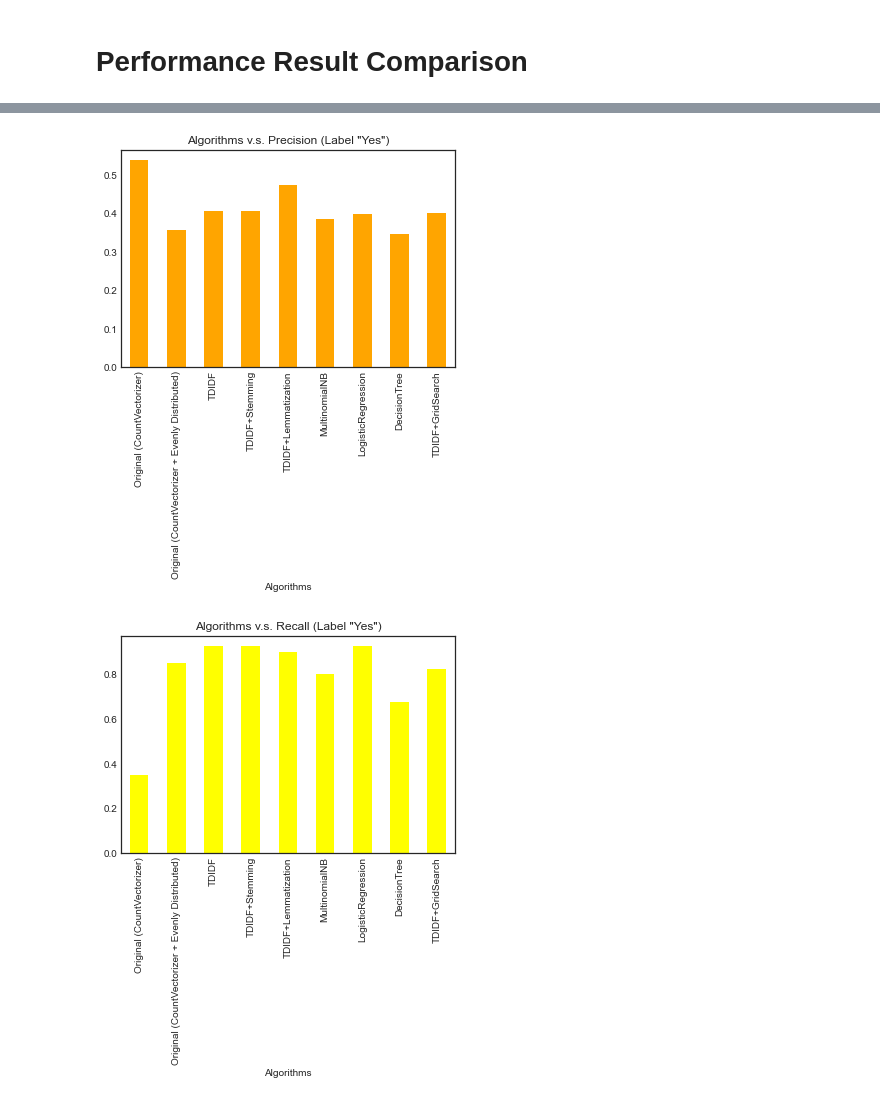
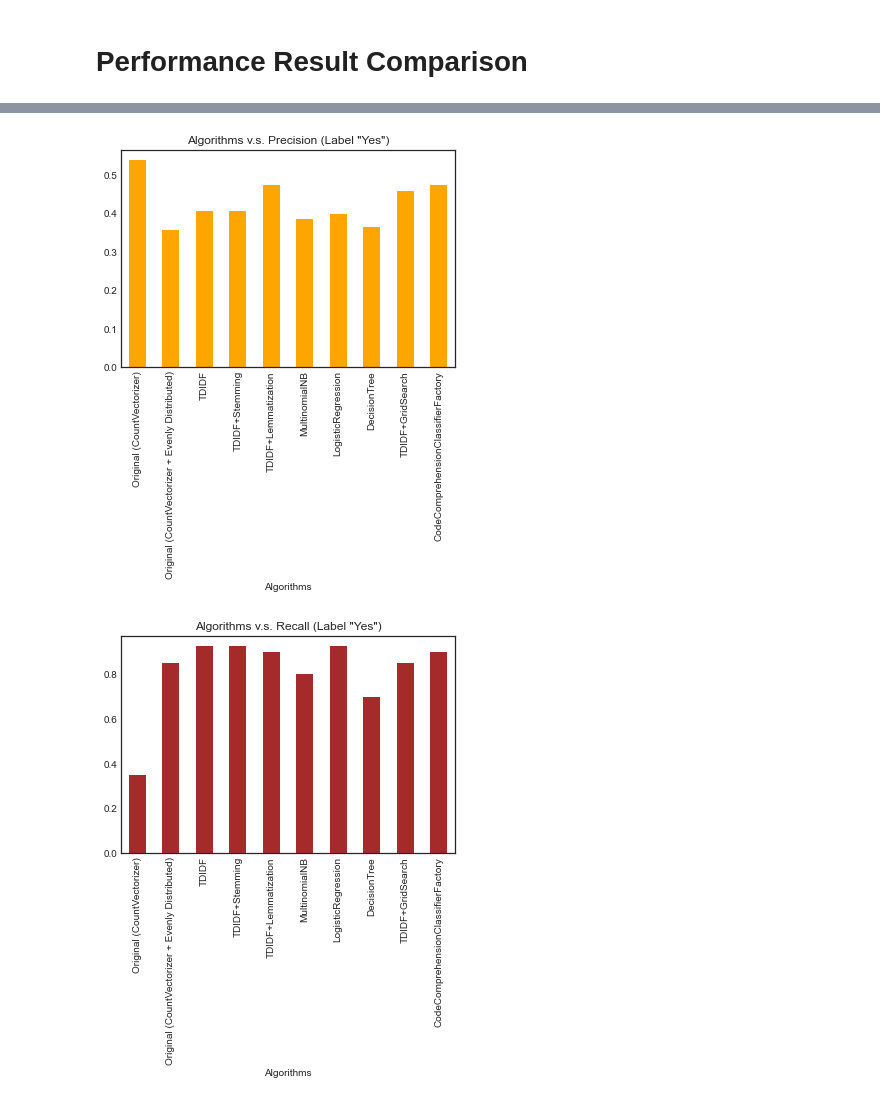
Before and after one commit to eddie-chiang/ccc4prc, a Jupyter notebook: Classifier Model Optimization.ipynb, the cells around one changed output, grey strips where cells are left out. Saved outputs shown, nothing was run; the diff lists cells and outputs as text; code cells hidden in the pictures.

Commit message:
Added validation of the optimal algorithm implemented by CodeComprehensionClassifierFactory.

```diff
--- a/Classifier Model Optimization.ipynb
+++ b/Classifier Model Optimization.ipynb
@@ -175,30 +164,6 @@ from sklearn.pipeline import Pipeline
 from sklearn.preprocessing import OneHotEncoder
 from sklearn.svm import SVC
 
-one_hot_encoder_categories = [
-    [
-        'Accept',
-        'Bye',
-        'Clarify',
-        'Continuer',
-        'Emotion',
-        'Emphasis',
-        'Greet',
-        'Other',
-        'Reject',
-        'Statement',
-        'System',
-        'whQuestion',
-        'yAnswer',
-        'nAnswer',
-        'ynQuestion'
-    ],
-    [
-        False,  # 0 should come before 1 for numerical columns.
-        True
-    ]
-]
-
 X_train = evenly_distrubted_training_dataset[FEATURES]
 X_test = test_dataset[FEATURES]
 y_train = evenly_distrubted_training_dataset[LABEL]
@@ -430,10 +395,10 @@ full_pipeline = Pipeline(
         ('classifier', DecisionTreeClassifier())],
     verbose=False)
 
-classifier = full_pipeline
+clf_decision_treee = full_pipeline
 
-classifier.fit(X_train, y_train)
-y_pred = classifier.predict(X_test)
+clf_decision_treee.fit(X_train, y_train)
+y_pred = clf_decision_treee.predict(X_test)
 
 report = metrics.classification_report(y_true, y_pred, digits=8)
 print(report)
@@ -512,0 +480,11 @@ weighted avg  0.80792556 0.68361582 0.70943717       177
+# %%
+from classifier import CodeComprehensionClassifierFactory
+
+clf_optimal = CodeComprehensionClassifierFactory.get_classifier(dac_labels)
+
+clf_optimal.fit(X_train, y_train)
+y_pred = clf_optimal.predict(X_test)
+
+report = metrics.classification_report(y_true, y_pred, digits=8)
+print(report)
+report_dict_list.append({'CodeComprehensionClassifierFactory': metrics.classification_report(y_true, y_pred, output_dict=True)})
@@ -543,7 +531,7 @@ df
 with pyplot.style.context('seaborn-white'):
     df.plot.bar(x='Algorithms', y='yes_f1_score', rot=90, title='Algorithms v.s. F1-Score (Label "Yes")', color='red', legend=False)
     df.plot.bar(x='Algorithms', y='yes_precision', rot=90, title='Algorithms v.s. Precision (Label "Yes")', color='orange', legend=False)
-    df.plot.bar(x='Algorithms', y='yes_recall', rot=90, title='Algorithms v.s. Recall (Label "Yes")', color='yellow', legend=False)
+    df.plot.bar(x='Algorithms', y='yes_recall', rot=90, title='Algorithms v.s. Recall (Label "Yes")', color='brown', legend=False)
     df.plot.bar(x='Algorithms', y='no_f1_score', rot=90, title='Algorithms v.s. F1-Score (Label "No")', color='green', legend=False)
     df.plot.bar(x='Algorithms', y='no_precision', rot=90, title='Algorithms v.s. Precision (Label "No")', color='blue', legend=False)
     df.plot.bar(x='Algorithms', y='no_recall', rot=90, title='Algorithms v.s. Recall (Label "No")', color='magenta', legend=False)
@@ -557,2 +545,2 @@ with pyplot.style.context('seaborn-white'):
-[figure, old version]
+[figure, new version]
-[figure, old version]
+[figure, new version]
```
Also changed, not shown: parts of 9 cells of this notebook.
